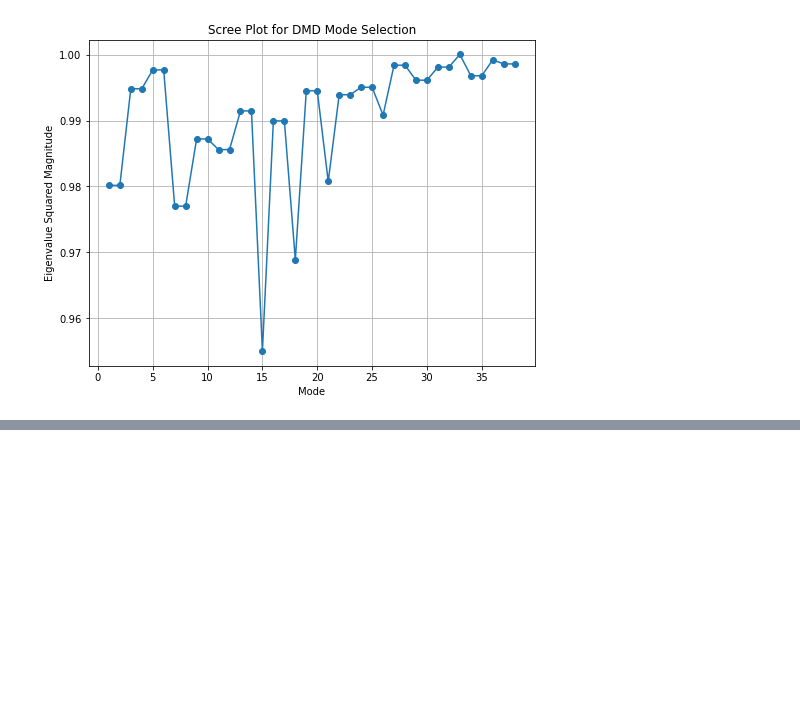
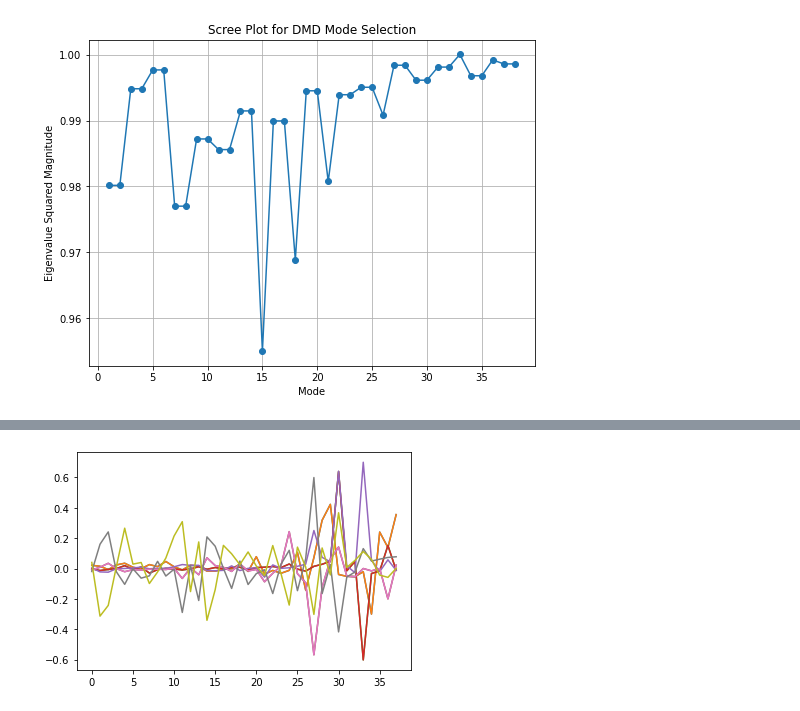
Before and after one commit to 11hoda11/fusion, a Jupyter notebook: DMD.ipynb, the cells around one changed output, grey strips where cells are left out. Drawn from its saved outputs; the diff is of its cells as text; code cells hidden in the pictures; blank space fills up the shorter version.

```diff
--- a/DMD.ipynb
+++ b/DMD.ipynb
@@ -234,3 +262,8 @@ plt.show()
+# %%
+plt.plot(Phi_r)
+plt.show()
+# %% [output]
+[figure, added]
 # %%
 # DMD_modes is a matrix where each column represents a mode
 
```
Also changed, not shown: parts of 6 cells of this notebook, 2 other files.
